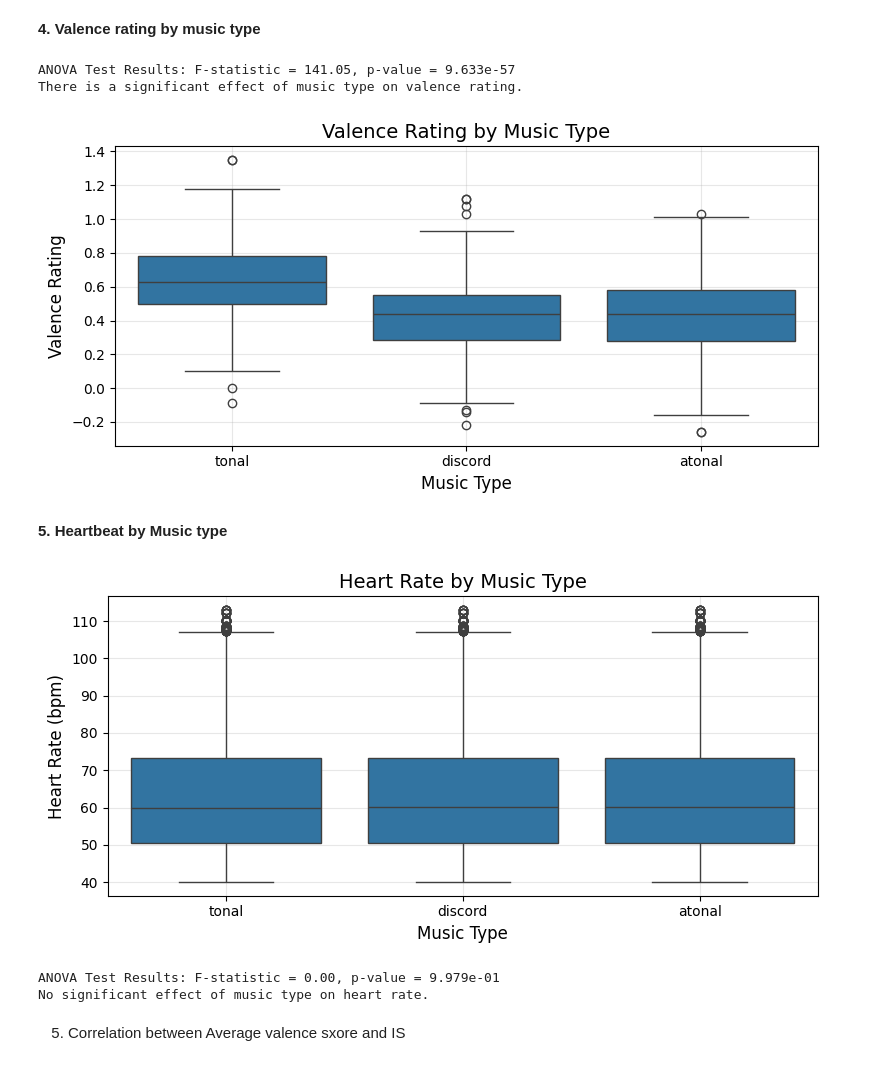
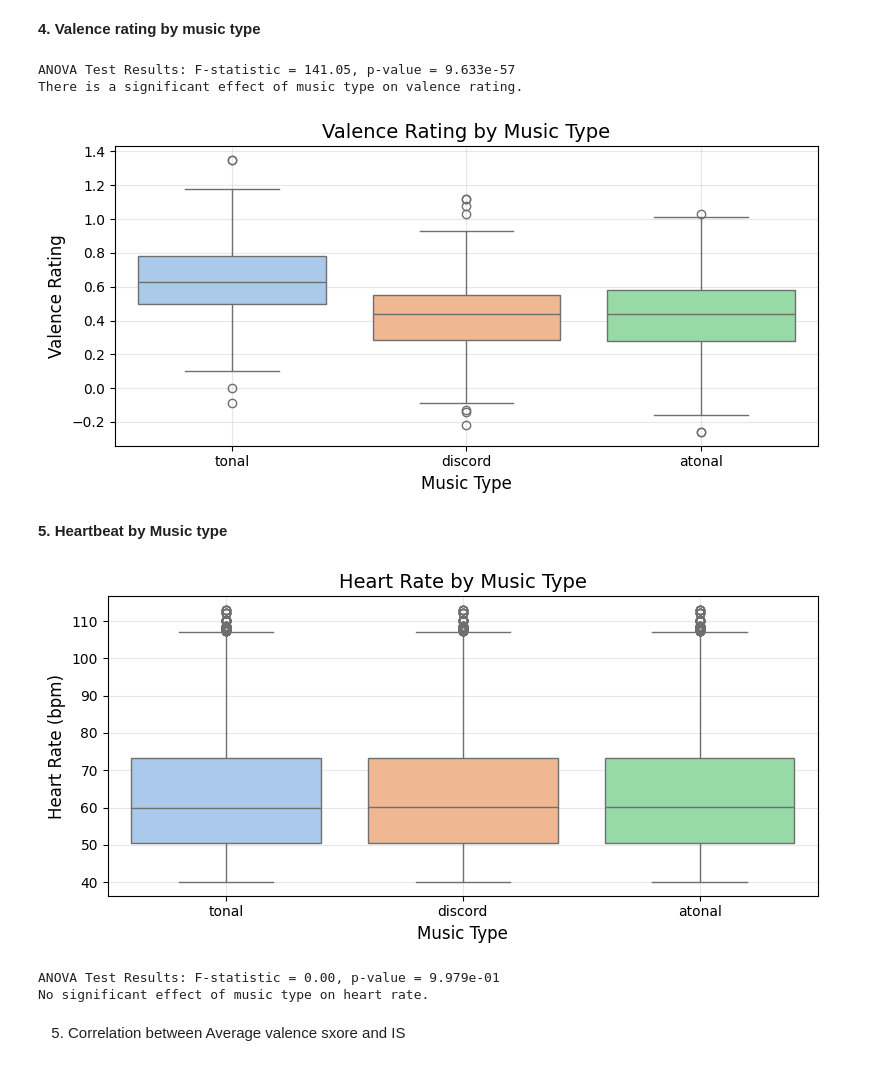
Before and after one commit to OistrakhAleksandra/FinalProject_TheInfluenceOfMusic, a Jupyter notebook: visualization.ipynb, the cells around one changed output. Cells and saved outputs as stored; diff of their text form; code cells hidden in the pictures.

```diff
--- a/visualization.ipynb
+++ b/visualization.ipynb
@@ -165,7 +165,7 @@ def plot_valence_by_music_type(combined_data_file):
     data = pd.read_excel(combined_data_file)
 
     plt.figure(figsize=(8, 4))
-    sns.boxplot(x="music_type", y="valence_rating", data=data)
+    sns.boxplot(x="music_type", y="valence_rating",hue='music_type',palette = "pastel", data=data)
 
     # ANOVA test to check if music type affects valence rating
     tonal = data[data['music_type'] == 'tonal']['valence_rating']
@@ -190,7 +190,7 @@ plot_valence_by_music_type(combined_data_file)
 # %% [output]
 ANOVA Test Results: F-statistic = 141.05, p-value = 9.633e-57
 There is a significant effect of music type on valence rating.
-[figure, old version]
+[figure, new version]
 # %% [markdown]
 **5. Heartbeat by Music type**
 # %%
@@ -219,35 +219,35 @@ def plot_hr_by_music_type(r_peaks_file, combined_data_file):
         right_on=["participant_id", "session"]
     )
 
     # Plotting HR by music type
     plt.figure(figsize=(8, 4))
-    sns.boxplot(x="music_type", y="HR", data=merged_data)
+    sns.boxplot(x="music_type", y="HR",hue='music_type',palette = "pastel", data=merged_data)
     plt.title("Heart Rate by Music Type", fontsize=14)
     plt.xlabel("Music Type", fontsize=12)
     plt.ylabel("Heart Rate (bpm)", fontsize=12)
     plt.grid(alpha=0.3)
     plt.tight_layout()
     plt.show()
 
     # ANOVA test for HR by music type
     tonal = merged_data[merged_data['music_type'] == 'tonal']['HR']
     atonal = merged_data[merged_data['music_type'] == 'atonal']['HR']
     discord = merged_data[merged_data['music_type'] == 'discord']['HR']
     f_stat, p_value = f_oneway(tonal, atonal, discord)
 
     # Print ANOVA results
     print(f"ANOVA Test Results: F-statistic = {f_stat:.2f}, p-value = {p_value:.3e}")
     if p_value < 0.05:
         print("There is a significant effect of music type on heart rate.")
     else:
         print("No significant effect of music type on heart rate.")
 
 # Example usage
 combined_data_file = r"C:\Users\Home\Desktop\Studies\Phyton\projects 2024-2025\Final_project\data\combined_data_trial.xlsx"
 r_peaks_file = r"C:\Users\Home\Desktop\Studies\Phyton\projects 2024-2025\Final_project\data\R-peaks_and_HR.xlsx"
 plot_hr_by_music_type(r_peaks_file, combined_data_file)
 # %% [output]
-[figure, old version]
+[figure, new version]
 ANOVA Test Results: F-statistic = 0.00, p-value = 9.979e-01
 No significant effect of music type on heart rate.
 # %% [markdown]
```
Also changed, not shown: parts of 2 cells of this notebook, 4 other files.
